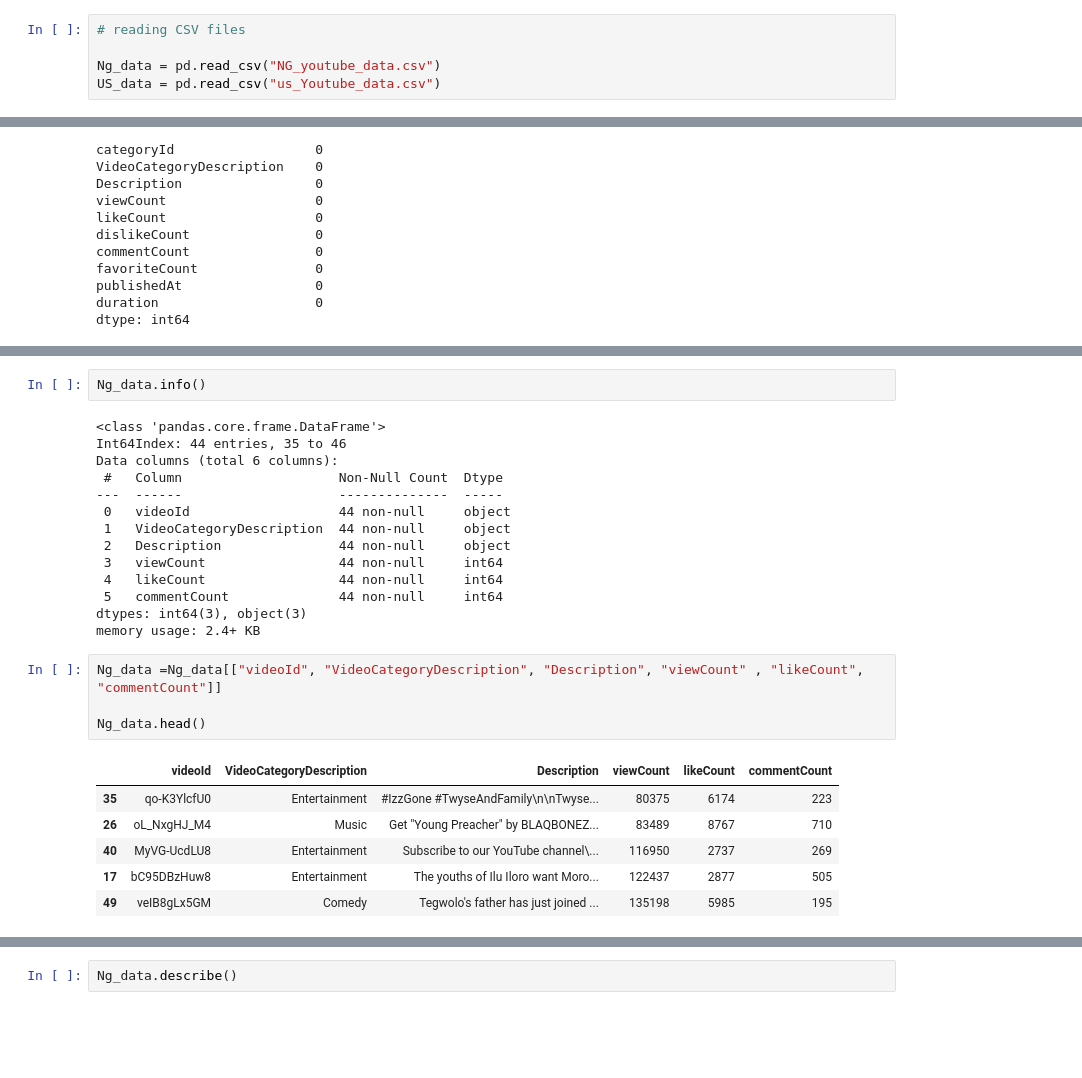
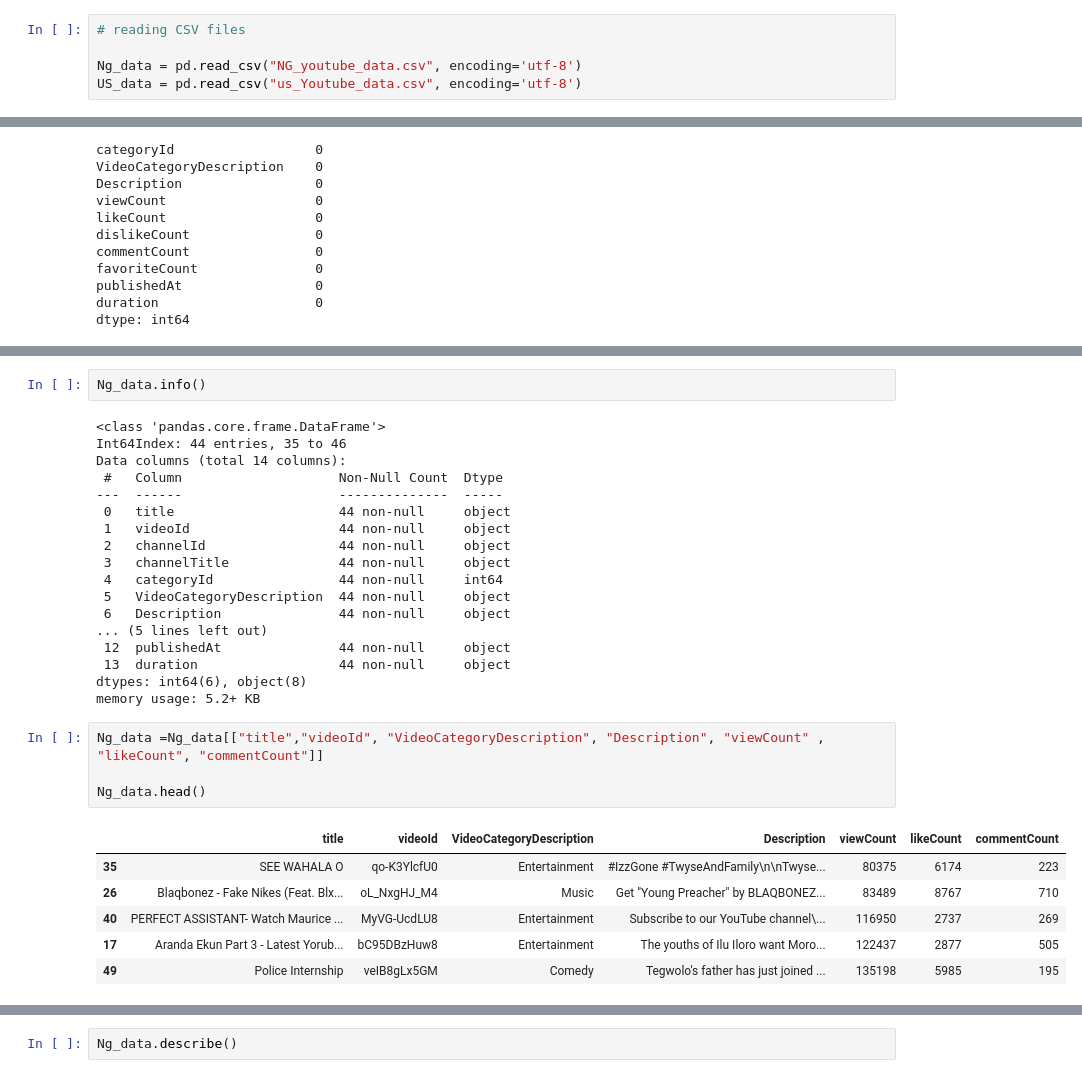
Before and after one commit to Kelvs95/DSM_CAPSTONE_PROJECT, a Jupyter notebook: Capstone_1.ipynb, the cells around one changed output, grey strips where cells are left out. Cells and saved outputs as stored; diff of their text form; blank space fills up the shorter version.

```diff
--- a/Capstone_1.ipynb
+++ b/Capstone_1.ipynb
@@ -10,8 +10,8 @@ sns.set()
 # %%
 # reading CSV files
 
-Ng_data = pd.read_csv("NG_youtube_data.csv")
-US_data = pd.read_csv("us_Youtube_data.csv")
+Ng_data = pd.read_csv("NG_youtube_data.csv", encoding='utf-8')
+US_data = pd.read_csv("us_Youtube_data.csv", encoding='utf-8')
 # %%
 Ng_data.head(3)
 # %% [output]
@@ -187,26 +199,30 @@ Ng_data.info()
 # %% [output]
 <class 'pandas.core.frame.DataFrame'>
 Int64Index: 44 entries, 35 to 46
-Data columns (total 6 columns):
+Data columns (total 14 columns):
  #   Column                    Non-Null Count  Dtype
 ---  ------                    --------------  -----
- 0   videoId                   44 non-null     object
- 1   VideoCategoryDescription  44 non-null     object
- 2   Description               44 non-null     object
- 3   viewCount                 44 non-null     int64
- 4   likeCount                 44 non-null     int64
- 5   commentCount              44 non-null     int64
-dtypes: int64(3), object(3)
-memory usage: 2.4+ KB
+ 0   title                     44 non-null     object
+ 1   videoId                   44 non-null     object
+ 2   channelId                 44 non-null     object
+ 3   channelTitle              44 non-null     object
+ 4   categoryId                44 non-null     int64
+ 5   VideoCategoryDescription  44 non-null     object
+ 6   Description               44 non-null     object
+... (5 lines left out)
+ 12  publishedAt               44 non-null     object
+ 13  duration                  44 non-null     object
+dtypes: int64(6), object(8)
+memory usage: 5.2+ KB
 # %%
-Ng_data =Ng_data[["videoId", "VideoCategoryDescription", "Description", "viewCount" , "likeCount", "commentCount"]]
+Ng_data =Ng_data[["title","videoId", "VideoCategoryDescription", "Description", "viewCount" , "likeCount", "commentCount"]]
 
 Ng_data.head()
 # %% [output]
-|  | videoId | VideoCategoryDescription | Description | viewCount | likeCount | commentCount |
-| 35 | qo-K3YlcfU0 | Entertainment | #IzzGone #TwyseAndFamily\n\nTwyse... | 80375 | 6174 | 223 |
-| 26 | oL_NxgHJ_M4 | Music | Get "Young Preacher" by BLAQBONEZ... | 83489 | 8767 | 710 |
-| 40 | MyVG-UcdLU8 | Entertainment | Subscribe to our YouTube channel\... | 116950 | 2737 | 269 |
-| 17 | bC95DBzHuw8 | Entertainment | The youths of Ilu Iloro want Moro... | 122437 | 2877 | 505 |
-| 49 | veIB8gLx5GM | Comedy | Tegwolo's father has just joined ... | 135198 | 5985 | 195 |
+|  | title | videoId | VideoCategoryDescription | Description | viewCount | likeCount | commentCount |
+| 35 | SEE WAHALA O | qo-K3YlcfU0 | Entertainment | #IzzGone #TwyseAndFamily\n\nTwyse... | 80375 | 6174 | 223 |
+| 26 | Blaqbonez - Fake Nikes (Feat. Blx... | oL_NxgHJ_M4 | Music | Get "Young Preacher" by BLAQBONEZ... | 83489 | 8767 | 710 |
+| 40 | PERFECT ASSISTANT- Watch Maurice ... | MyVG-UcdLU8 | Entertainment | Subscribe to our YouTube channel\... | 116950 | 2737 | 269 |
+| 17 | Aranda Ekun Part 3 - Latest Yorub... | bC95DBzHuw8 | Entertainment | The youths of Ilu Iloro want Moro... | 122437 | 2877 | 505 |
+| 49 | Police Internship | veIB8gLx5GM | Comedy | Tegwolo's father has just joined ... | 135198 | 5985 | 195 |
 # %%
```
Also changed, not shown: parts of 20 cells of this notebook.
